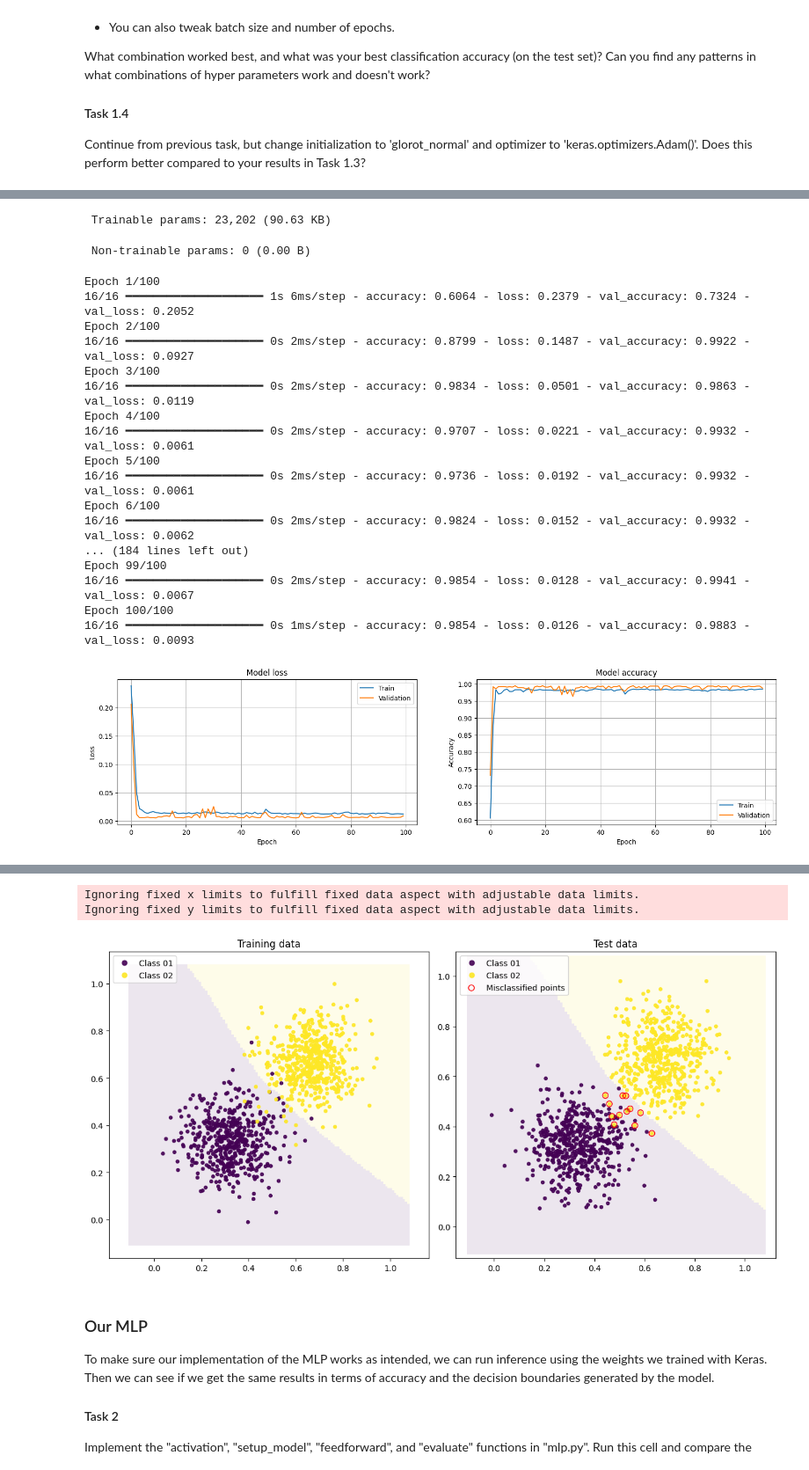
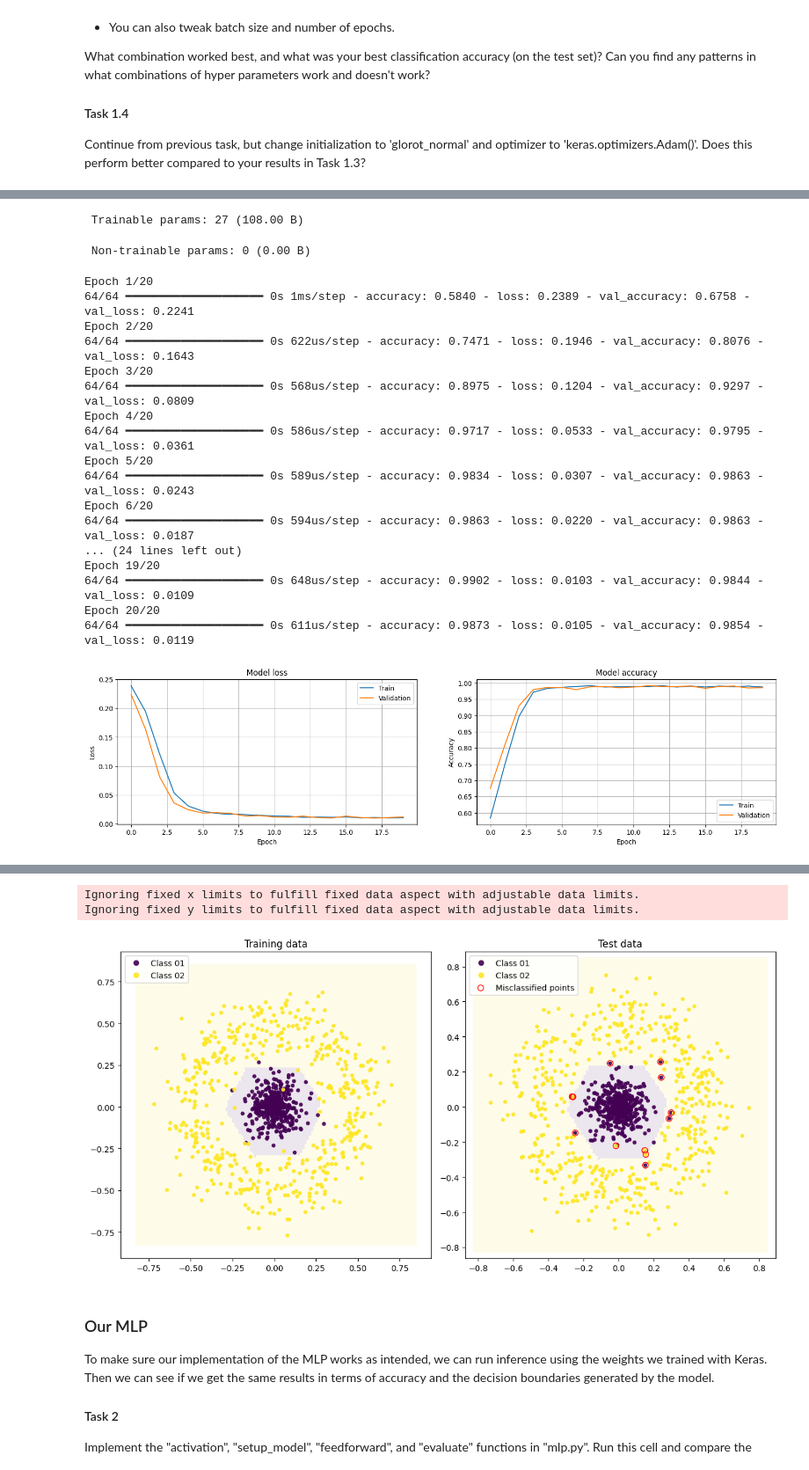
Before and after one commit to Djurson/TNM112, a Jupyter notebook: Lab1/lab01.ipynb, the cells around one changed output, grey strips where cells are left out. Shown at 88% size. Drawn from its saved outputs; the diff is of its cells as text; code cells hidden in the pictures.

```diff
--- a/Lab1/lab01.ipynb
+++ b/Lab1/lab01.ipynb
@@ -65,28 +65,27 @@ importlib.reload(keras_mlp)
 from tensorflow import keras
 
 # Uncomment to be able to change data specification (instead of having to run the above cell every time)
-data.generate(dataset='linear', N_train=512, N_test=512, K=2, sigma=0.1) # Task 1.1
-# data.generate(dataset='polar', N_train=512, N_test=512, K=2, sigma=0.1)  # Task 1.2
+# data.generate(dataset='linear', N_train=512, N_test=512, K=2, sigma=0.1) # Task 1.1
+data.generate(dataset='polar', N_train=512, N_test=512, K=2, sigma=0.1)  # Task 1.2
 # data.generate(dataset='polar', N_train=512, N_test=512, K=5, sigma=0.05) # Task 1.3
 
 # Hyper-parameters
-hidden_layers = 10    # The number of hidden layers in the network (total number of layers will be L=hidden_layers+1)
-layer_width = 50       # The number of neurons in each hidden layer
+hidden_layers = 1    # The number of hidden layers in the network (total number of layers will be L=hidden_layers+1)
+layer_width = 5       # The number of neurons in each hidden layer
 activation = 'relu' # Activation function of hidden layers
-# init = keras.initializers.RandomNormal(mean=0.01, stddev=0.3) # Initialization method (starting point for the optimization)
-init = keras.initializers.glorot_normal()
-epochs = 100           # Number of epochs for the training
-batch_size = 64      # Batch size to use in training
+init = keras.initializers.RandomNormal(mean=0.1, stddev=0.1) # Initialization method (starting point for the optimization)
+# init = keras.initializers.glorot_normal()
+epochs = 20           # Number of epochs for the training
+batch_size = 16      # Batch size to use in training
 loss = keras.losses.MeanSquaredError() # Loss function
-# opt = keras.optimizers.SGD(learning_rate=1.0, momentum=0.2) # Optimizer
-opt = keras.optimizers.Adam()
+opt = keras.optimizers.SGD(learning_rate=1.0, momentum=0.0) # Optimizer
+# opt = keras.optimizers.Adam()
 
 # The Keras MLP model
 model_k = keras_mlp.KerasMLP(data, verbose=True)
 
 # Setup the model with the specified hyper parameters
-model_k.setup_model(hidden_layers=hidden_layers, layer_width=layer_width,
-                    activation=activation, init=init)
+model_k.setup_model(hidden_layers=hidden_layers, layer_width=layer_width, activation=activation, init=init)
 
 # Compile the model with a loss function and optimizer
 model_k.compile(loss_fn=loss, optimizer=opt)
@@ -132,21 +121,21 @@ Model: "sequential"
- Trainable params: 23,202 (90.63 KB)
+ Trainable params: 27 (108.00 B)
  Non-trainable params: 0 (0.00 B)
-Epoch 1/100
-16/16 ━━━━━━━━━━━━━━━━━━━━ 1s 6ms/step - accuracy: 0.6064 - loss: 0.2379 - val_accuracy: 0.7324 - val_loss: 0.2052
-Epoch 2/100
-16/16 ━━━━━━━━━━━━━━━━━━━━ 0s 2ms/step - accuracy: 0.8799 - loss: 0.1487 - val_accuracy: 0.9922 - val_loss: 0.0927
-Epoch 3/100
-16/16 ━━━━━━━━━━━━━━━━━━━━ 0s 2ms/step - accuracy: 0.9834 - loss: 0.0501 - val_accuracy: 0.9863 - val_loss: 0.0119
-Epoch 4/100
-16/16 ━━━━━━━━━━━━━━━━━━━━ 0s 2ms/step - accuracy: 0.9707 - loss: 0.0221 - val_accuracy: 0.9932 - val_loss: 0.0061
-Epoch 5/100
-16/16 ━━━━━━━━━━━━━━━━━━━━ 0s 2ms/step - accuracy: 0.9736 - loss: 0.0192 - val_accuracy: 0.9932 - val_loss: 0.0061
-Epoch 6/100
-16/16 ━━━━━━━━━━━━━━━━━━━━ 0s 2ms/step - accuracy: 0.9824 - loss: 0.0152 - val_accuracy: 0.9932 - val_loss: 0.0062
-... (184 lines left out)
-Epoch 99/100
-16/16 ━━━━━━━━━━━━━━━━━━━━ 0s 2ms/step - accuracy: 0.9854 - loss: 0.0128 - val_accuracy: 0.9941 - val_loss: 0.0067
-Epoch 100/100
-16/16 ━━━━━━━━━━━━━━━━━━━━ 0s 1ms/step - accuracy: 0.9854 - loss: 0.0126 - val_accuracy: 0.9883 - val_loss: 0.0093
+Epoch 1/20
+64/64 ━━━━━━━━━━━━━━━━━━━━ 0s 1ms/step - accuracy: 0.5840 - loss: 0.2389 - val_accuracy: 0.6758 - val_loss: 0.2241
+Epoch 2/20
+64/64 ━━━━━━━━━━━━━━━━━━━━ 0s 622us/step - accuracy: 0.7471 - loss: 0.1946 - val_accuracy: 0.8076 - val_loss: 0.1643
+Epoch 3/20
+64/64 ━━━━━━━━━━━━━━━━━━━━ 0s 568us/step - accuracy: 0.8975 - loss: 0.1204 - val_accuracy: 0.9297 - val_loss: 0.0809
+Epoch 4/20
+64/64 ━━━━━━━━━━━━━━━━━━━━ 0s 586us/step - accuracy: 0.9717 - loss: 0.0533 - val_accuracy: 0.9795 - val_loss: 0.0361
+Epoch 5/20
+64/64 ━━━━━━━━━━━━━━━━━━━━ 0s 589us/step - accuracy: 0.9834 - loss: 0.0307 - val_accuracy: 0.9863 - val_loss: 0.0243
+Epoch 6/20
+64/64 ━━━━━━━━━━━━━━━━━━━━ 0s 594us/step - accuracy: 0.9863 - loss: 0.0220 - val_accuracy: 0.9863 - val_loss: 0.0187
+... (24 lines left out)
+Epoch 19/20
+64/64 ━━━━━━━━━━━━━━━━━━━━ 0s 648us/step - accuracy: 0.9902 - loss: 0.0103 - val_accuracy: 0.9844 - val_loss: 0.0109
+Epoch 20/20
+64/64 ━━━━━━━━━━━━━━━━━━━━ 0s 611us/step - accuracy: 0.9873 - loss: 0.0105 - val_accuracy: 0.9854 - val_loss: 0.0119
-[figure, old version]
+[figure, new version]
 Model performance:
@@ -161,6 +150,6 @@ Model performance:
 Ignoring fixed x limits to fulfill fixed data aspect with adjustable data limits.
 Ignoring fixed y limits to fulfill fixed data aspect with adjustable data limits.
-[figure, old version]
+[figure, new version]
 # %% [markdown]
 ### Our MLP
 To make sure our implementation of the MLP works as intended, we can run inference using the weights we trained with Keras. Then we can see if we get the same results in terms of accuracy and the decision boundaries generated by the model.
```
Also changed, not shown: parts of 3 cells of this notebook, 1 other file.
